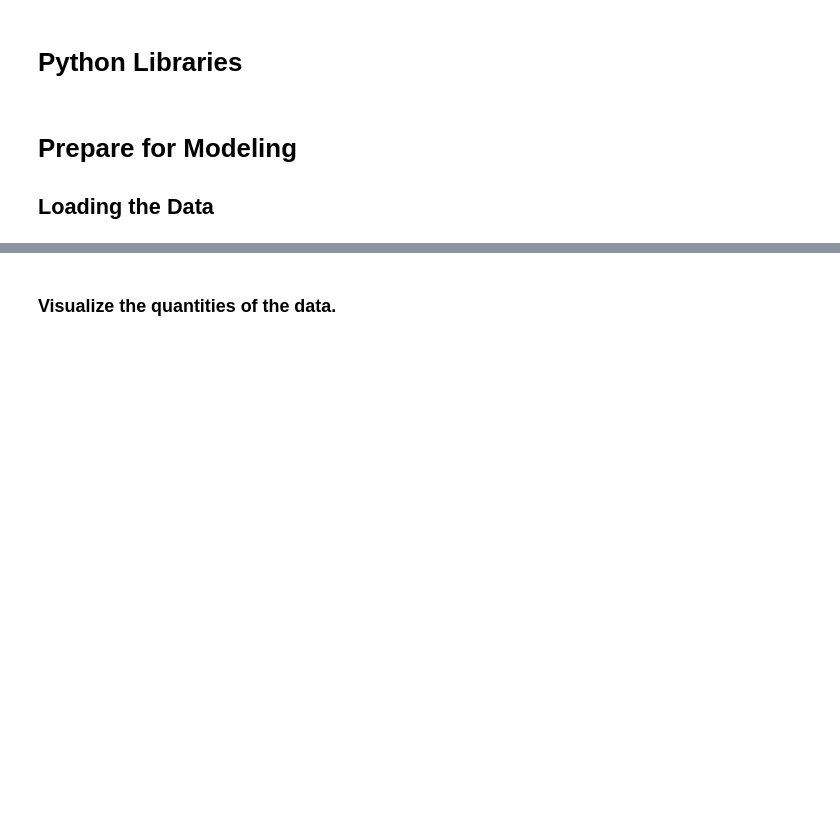
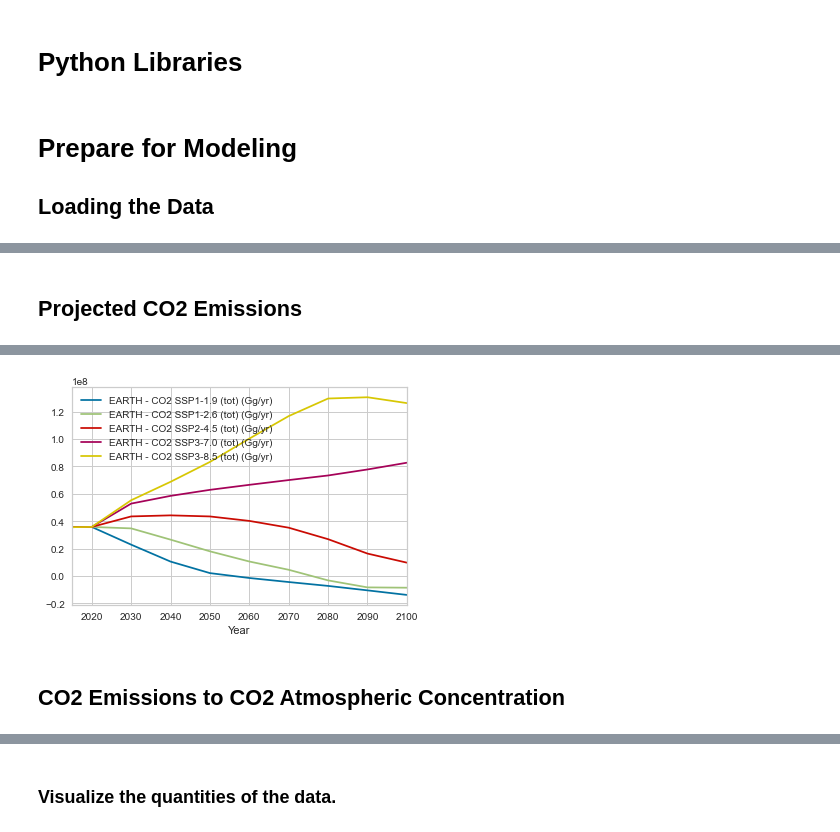
Before and after one commit to FunkyTable/Energy_Production_Time_Series_Projection, a Jupyter notebook: student.ipynb, the cells around one changed output, grey strips where cells are left out. Drawn from its saved outputs; the diff is of its cells as text; code cells hidden in the pictures; blank space fills up the shorter version.

```diff
--- a/student.ipynb
+++ b/student.ipynb
@@ -574,0 +281,17 @@ best_model = compare_models()
+# %%
+df_proj_em_co2 = pd.read_csv(
+    "Data/Export/df_proj_em_co2.csv",
+    encoding='ANSI')
+df_proj_em_co2['Year'] = pd.to_datetime(df_proj_em_co2.Year, format='%Y')
+df_proj_em_co2.index = df_proj_em_co2['Year']
+df_proj_em_co2 = df_proj_em_co2.iloc[:,1:]
+
+# Correcting the data from 2015 and 2020 to get the model started
+
+for i in df_proj_em_co2.iloc[0:2].index:
+    df_proj_em_co2.loc[i,df_proj_em_co2.columns[1:]] = df_hist_co2_ppm_mod.loc[
+        i,'EARTH - CO2 (tot) (Gg/yr)']
+
+df_hist_co2_ppm_mod = df_hist_co2_ppm_mod.iloc[1:-7]
+
+df_proj_em_co2
@@ -574,0 +386,10 @@ best_model = compare_models()
+# %% [markdown]
+## Projected CO2 Emissions
+# %%
+df_proj_em_co2 = df_proj_em_co2.asfreq('YS')
+df_proj_em_co2 = df_proj_em_co2.iloc[:,1:].interpolate(option='spline')
+df_proj_em_co2['Year'] = df_proj_em_co2.index
+df_proj_em_co2 = df_proj_em_co2.iloc[:,[-1,0,1,2,3,4]]
+df_proj_em_co2.iloc[:,1:].plot();
+df_proj_em_co2
+# %% [output]
@@ -574,0 +414,3 @@ best_model = compare_models()
+[figure, added]
+# %% [markdown]
+## CO2 Emissions to CO2 Atmospheric Concentration
```
Also changed, not shown: parts of 62 cells of this notebook.
